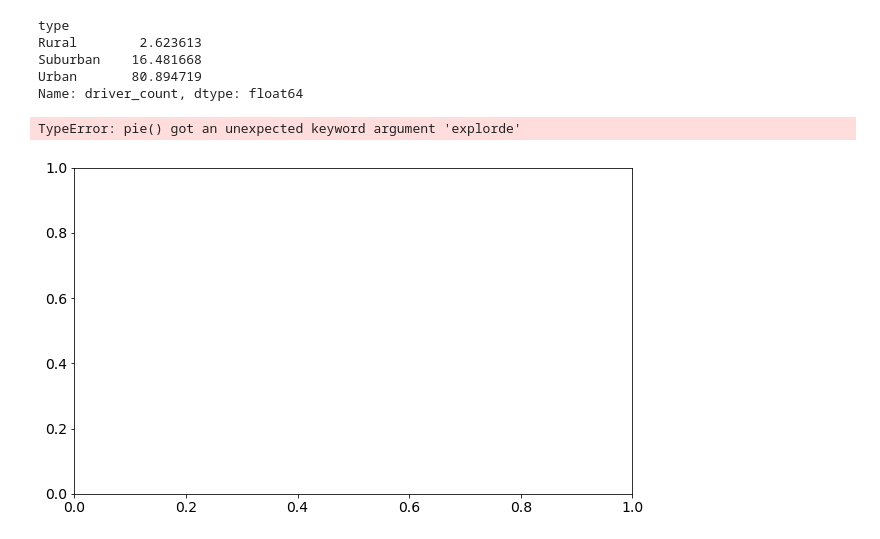
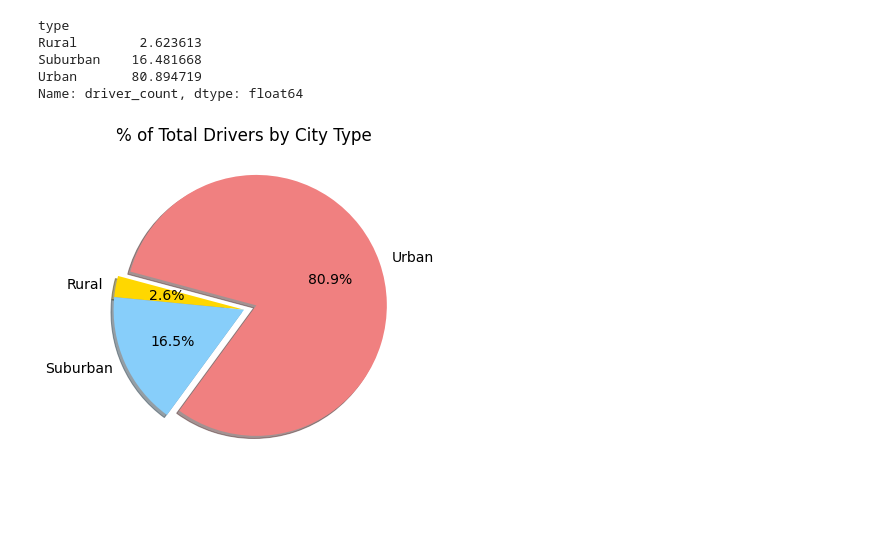
Before and after one commit to RyanJL18/Pyber_Analysis, a Jupyter notebook: Pyber.ipynb, the cells around one changed output. Cells and saved outputs as stored; diff of their text form; code cells hidden in the pictures; blank space fills up the shorter version.

```diff
--- a/Pyber.ipynb
+++ b/Pyber.ipynb
@@ -731,20 +731,19 @@ Urban       80.894719
 Name: driver_count, dtype: float64
 # %%
 # Build percentage of rides by city type pie chart.
-plt.subplots(figsize=(10,6))
+plt.subplots(figsize=(10, 6))
 plt.pie(driver_percents,
-       labels=["Rural", "Suburban", "Urban"],
-       colors=["gold", "lightskyblue", "lightcoral"],
-       explorde=[0, 0, 0.1],
-       autopct='%1.1f%%',
-       shadow=True, stratangle=165)
+    labels=["Rural", "Suburban", "Urban"],
+    colors=["gold", "lightskyblue", "lightcoral"],
+    explode=[0, 0, 0.1],
+    autopct='%1.1f%%',
+    shadow=True, startangle=165)
 plt.title("% of Total Drivers by City Type")
-# Change the default font from 10 to 14.
+# Change the default font size from 10 to 14.
 mpl.rcParams['font.size'] = 14
 # Save Figure
 plt.savefig("analysis/Fig7.png")
-#Show Figure
+# Show Figure
 plt.show()
 # %% [output]
-TypeError: pie() got an unexpected keyword argument 'explorde'
-[figure, old version]
+[figure, new version]
```
Also changed, not shown: 1 other file.
